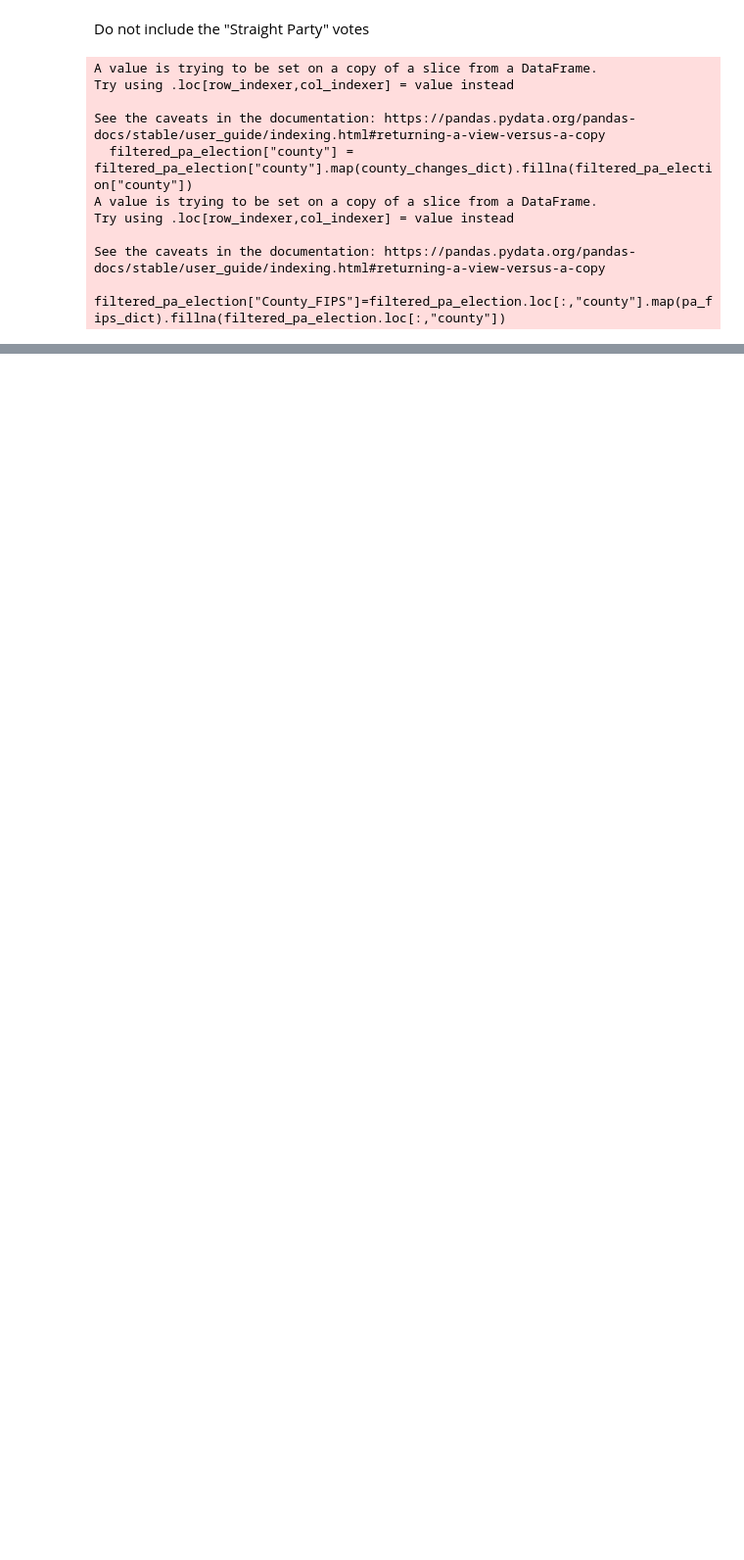
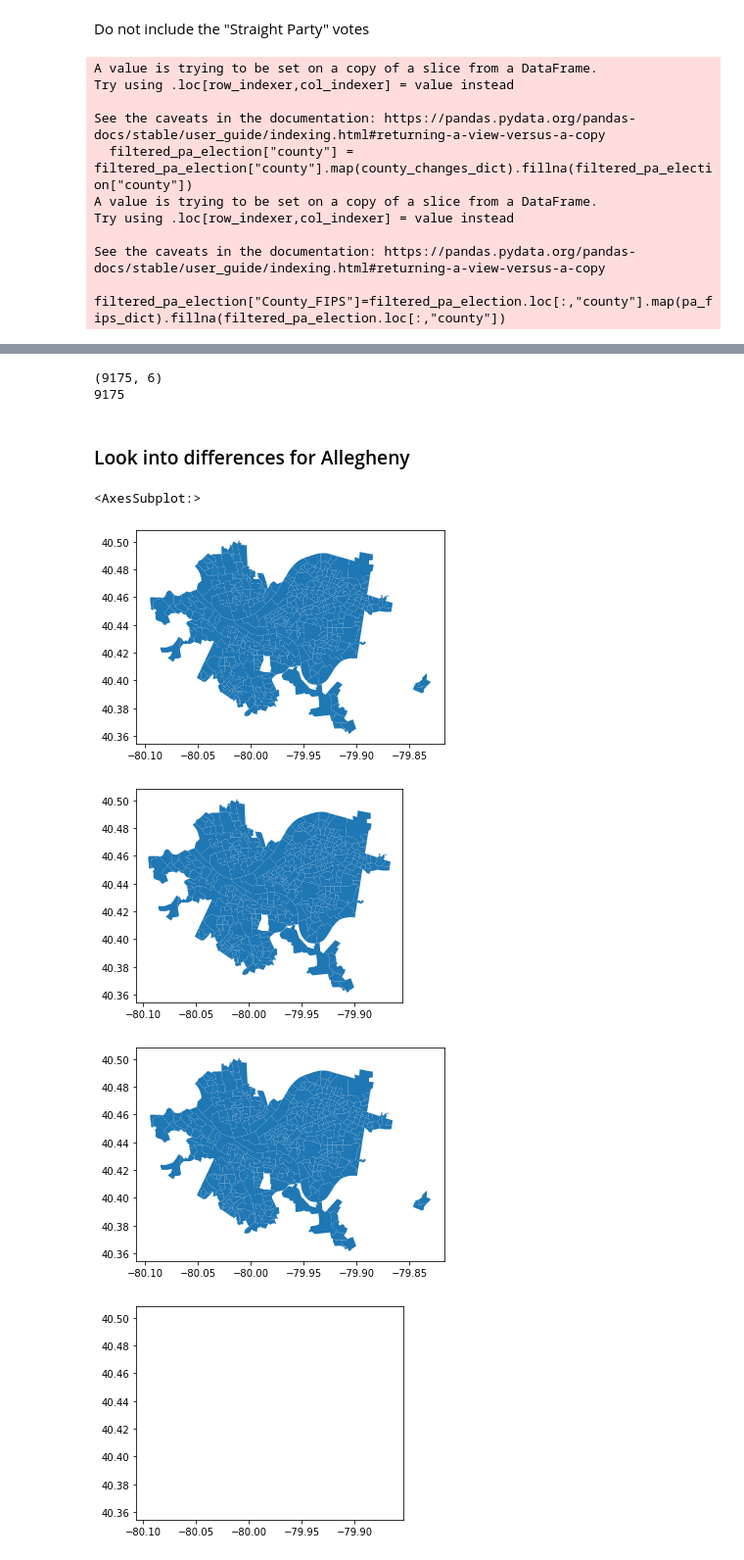
Before and after one commit to nonpartisan-redistricting-datahub/pdv-pa, a Jupyter notebook: vest-pa-2018/VEST_PA_18_replication.ipynb, the cells around one changed output, grey strips where cells are left out. Shown: that part at 98% size. Cells and saved outputs as stored; diff of their text form; code cells hidden in the pictures; blank space fills up the shorter version.

Commit message:
Almost done, final merge to go

```diff
--- a/vest-pa-2018/VEST_PA_18_replication.ipynb
+++ b/vest-pa-2018/VEST_PA_18_replication.ipynb
@@ -739,9 +628,10 @@ pivoted_2018["join_col"]=pivoted_2018["county"]+pivoted_2018["pct"]
 # %%
-merged_source = pd.merge(pivoted_2018,shapefiles_census,how="outer",on="join_col",indicator=True)
+vest_pa_18.rename(columns={"join_col_vest":"cty_pct"},inplace=True)
+election_confirm = pd.merge(pivoted_2018,vest_pa_18,how="outer",on="cty_pct",indicator=True)
 
-print(merged_source["_merge"].value_counts())
-right_only = merged_source[merged_source["_merge"]=="right_only"]["join_col"]
-left_only = merged_source[merged_source["_merge"]=="left_only"]["join_col"]
-right_only.to_csv("./shapefiles.csv")
+print(election_confirm["_merge"].value_counts())
+right_only = election_confirm[election_confirm["_merge"]=="right_only"]
+left_only = election_confirm[election_confirm["_merge"]=="left_only"]
+right_only.to_csv("./vest.csv")
 left_only.to_csv("./elections.csv")
 # %% [output]
@@ -751,4 +641 @@ both          1479
 Name: _merge, dtype: int64
-# %%
-vest_pa_18["unique_vote_id"]=vest_pa_18["G18USSDCAS"].astype(str)+vest_pa_18["G18USSRBAR"].astype(str)+vest_pa_18["G18USSLKER"].astype(str)+vest_pa_18["G18USSGGAL"].astype(str)+vest_pa_18["G18GOVDWOL"].astype(str)+vest_pa_18["G18GOVRWAG"].astype(str)
-vest_pa_18["join_col_vest"]=vest_pa_18["COUNTYFP"]+vest_pa_18["NAME"]
@@ -855,0 +757,34 @@ print(rename_dict)
+# %%
+shapefiles_census = shapefiles_census[["COUNTYFP","VTDST","NAME","geometry"]]
+# %%
+shapefiles_census["cty_pct"] = shapefiles_census["COUNTYFP"]+shapefiles_census["VTDST"]+shapefiles_census["NAME"]
+shapefiles_census["shp_join"] = shapefiles_census["COUNTYFP"]+shapefiles_census["VTDST"]
+print(shapefiles_census.shape)
+print(shapefiles_census["shp_join"].nunique())
+# %% [output]
+(9175, 6)
+9175
+# %% [markdown]
+### Look into differences for Allegheny
+# %%
+allegheny = gp.read_file("./raw-from-source/Alleghany/Allegheny_County_Voting_District_Boundaries-shp/Allegheny_County_Voting_District_Boundaries.shp")
+
+census_pitt = shapefiles_census[(shapefiles_census["COUNTYFP"]=="003") & (shapefiles_census["NAME"].str.contains("PITTSBURGH"))]
+census_pitt.plot()
+
+county_pitt = allegheny[allegheny["LABEL"]=="Pittsburgh"]
+county_pitt = county_pitt.to_crs(census_pitt.crs)
+county_pitt.plot()
+
+vest_pitt = vest_pa_18[vest_pa_18["NAME"].str.contains("PITTSBURGH")]
+vest_pitt.plot()
+
+
+gp.overlay(census_pitt,vest_pitt,how="symmetric_difference").plot()
+gp.overlay(county_pitt,vest_pitt,how="symmetric_difference").plot()
+# %% [output]
+<AxesSubplot:>
+[figure, added]
+[figure, added]
+[figure, added]
+[figure, added]
```
Also changed, not shown: parts of 119 cells of this notebook.
